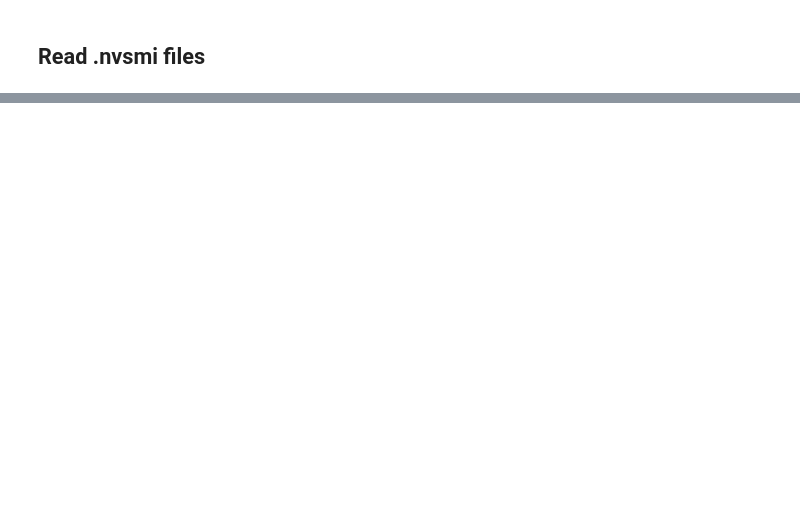
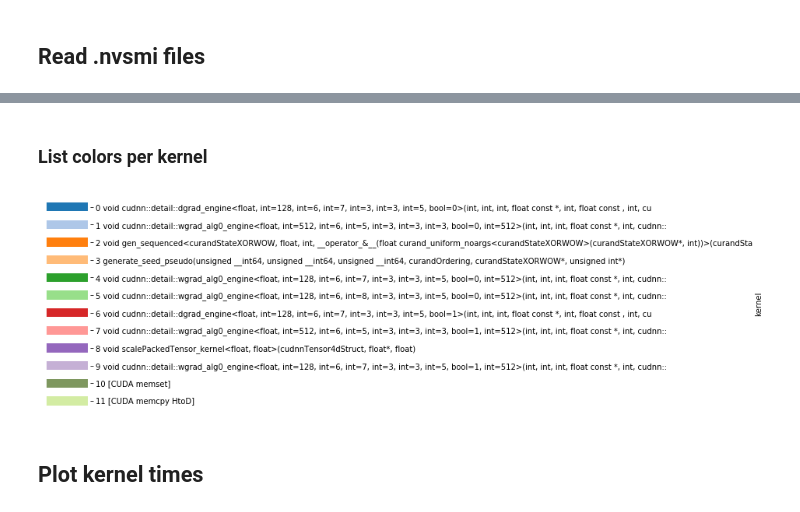
Before and after one commit to shidong-ai/DNNMark, a Jupyter notebook: 20180619_dnn_bwd_conv_series.ipynb, the cells around one changed output, grey strips where cells are left out. Drawn from its saved outputs; the diff is of its cells as text; code cells hidden in the pictures; blank space fills up the shorter version.

```diff
--- a/20180619_dnn_bwd_conv_series.ipynb
+++ b/20180619_dnn_bwd_conv_series.ipynb
@@ -68,0 +341,3 @@ dflog.head()
+# %%
+kernels["colors"] = colors[:kernels.shape[0]]
+kernels.head()
@@ -68,0 +391,24 @@ dflog.head()
+# %% [markdown]
+### List colors per kernel
+# %%
+dfc_ = kernels.copy()
+dfc_["y"] = 1
+fig,ax = plt.subplots(figsize=(1,5))
+ax1 = ax.twinx()
+for a in [ax,ax1]:
+    a.spines["top"].set_visible(False)
+    a.spines["right"].set_visible(False)
+    a.spines["left"].set_visible(False)
+    a.spines["bottom"].set_visible(False)
+    a.get_yaxis().set_visible(False)
+    a.get_xaxis().set_visible(False)
+dfc_["kernel"] = dfc_["order"].map(str) + " " + dfc_["Name"]
+dfc_["kernel"] = dfc_["kernel"].apply(lambda x: x[:150])
+dfc_.sort_values(by="order",ascending=False,inplace=True)
+dfc_.plot.barh(x="kernel",y="y",color=dfc_["colors"].values,ax=ax1)
+ax1.legend().set_visible(False)
+plt.show()
+# %% [output]
+[figure, added]
+# %% [markdown]
+## Plot kernel times
```
Also changed, not shown: parts of 26 cells of this notebook, 1 other file.
